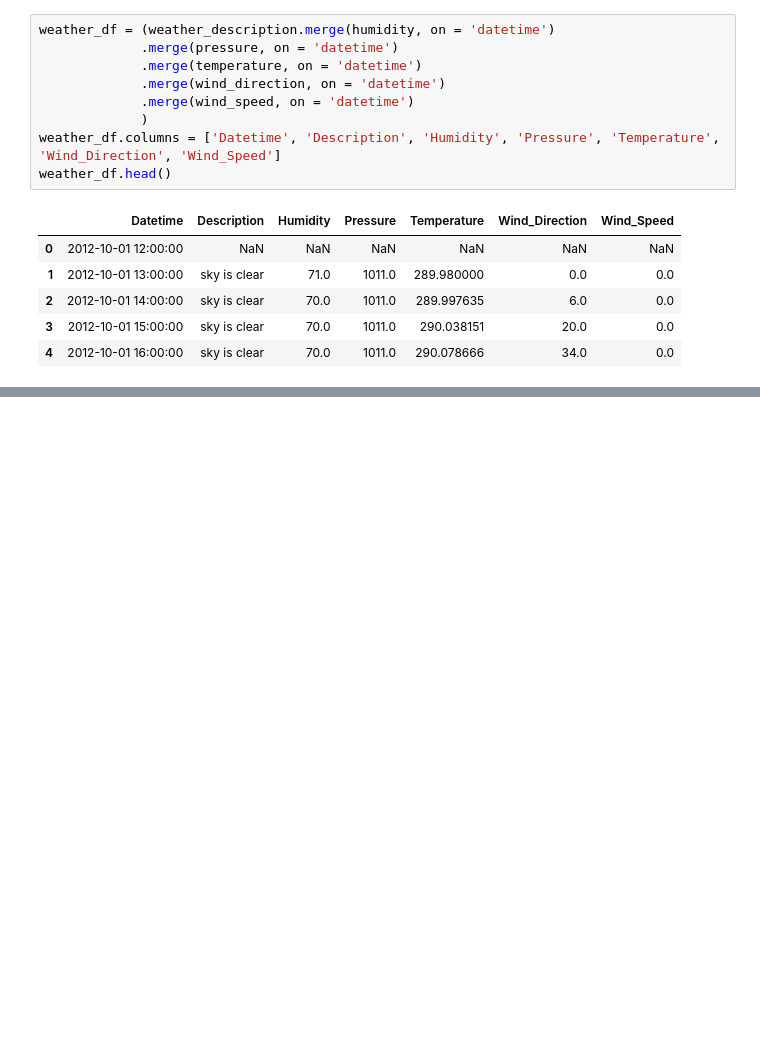
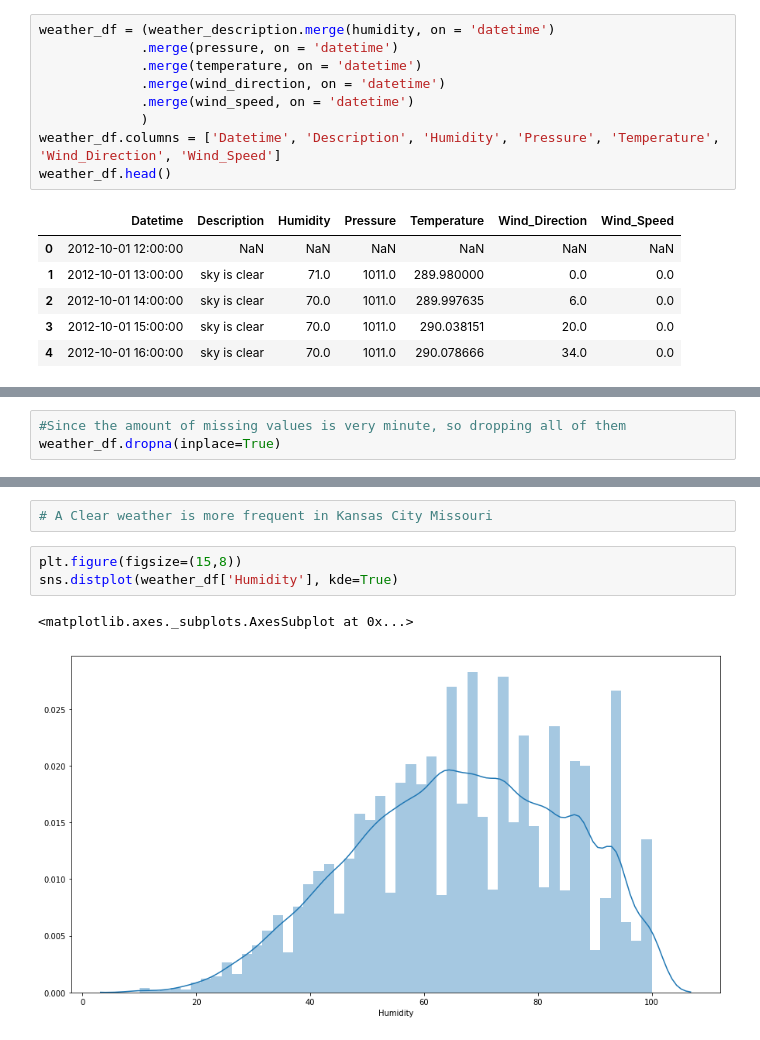
Before and after one commit to toby766/Historical-Hourly-Weather-Data, a Jupyter notebook: Ibukunoluwa/EDA_Kansas_city.ipynb, the cells around one changed output, grey strips where cells are left out. Drawn from its saved outputs; the diff is of its cells as text; blank space fills up the shorter version.

```diff
--- a/Ibukunoluwa/EDA_Kansas_city.ipynb
+++ b/Ibukunoluwa/EDA_Kansas_city.ipynb
@@ -48,0 +90,3 @@ weather_df.head()
+# %%
+#Since the amount of missing values is very minute, so dropping all of them
+weather_df.dropna(inplace=True)
@@ -48,0 +160,8 @@ weather_df.head()
+# %%
+# A Clear weather is more frequent in Kansas City Missouri
+# %%
+plt.figure(figsize=(15,8))
+sns.distplot(weather_df['Humidity'], kde=True)
+# %% [output]
+<matplotlib.axes._subplots.AxesSubplot at 0x...>
+[figure, added]
```
Also changed, not shown: parts of 20 cells of this notebook, 1 other file.
